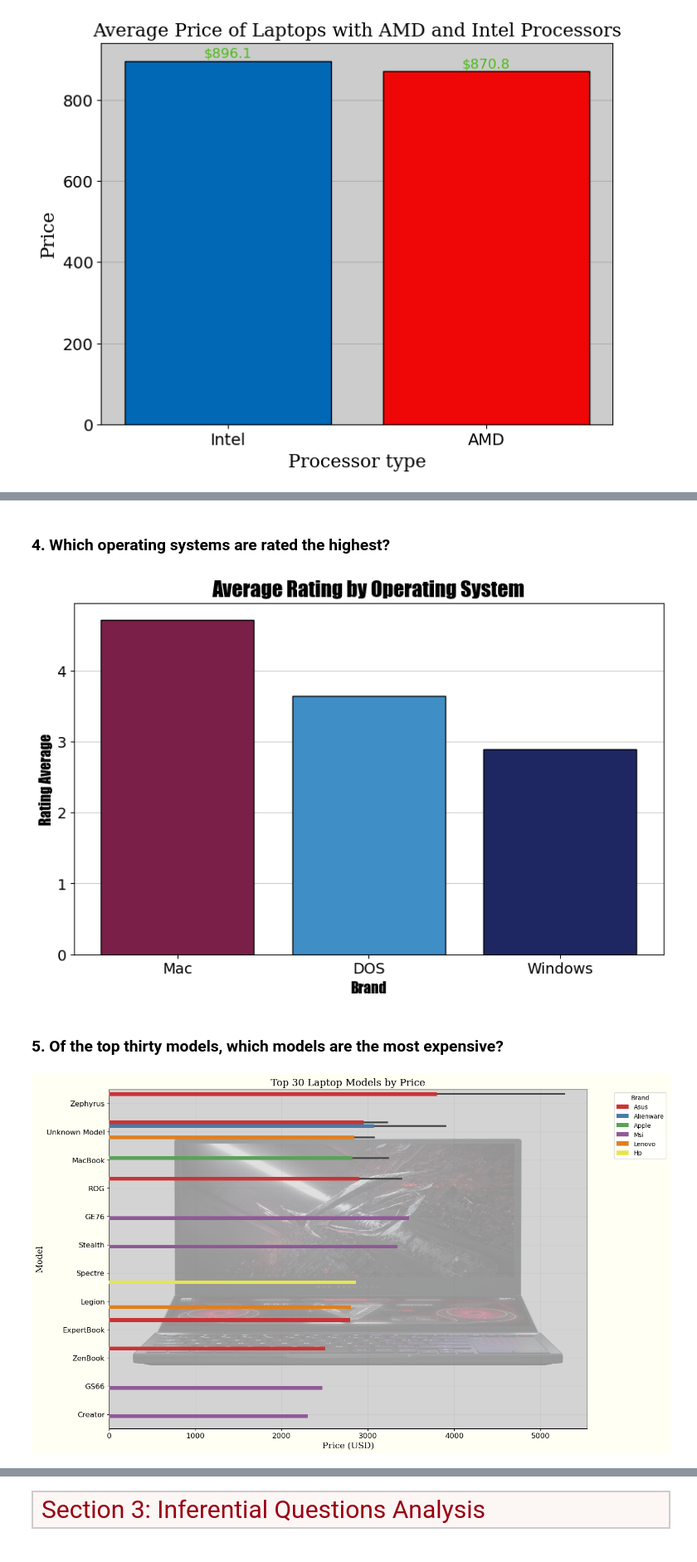
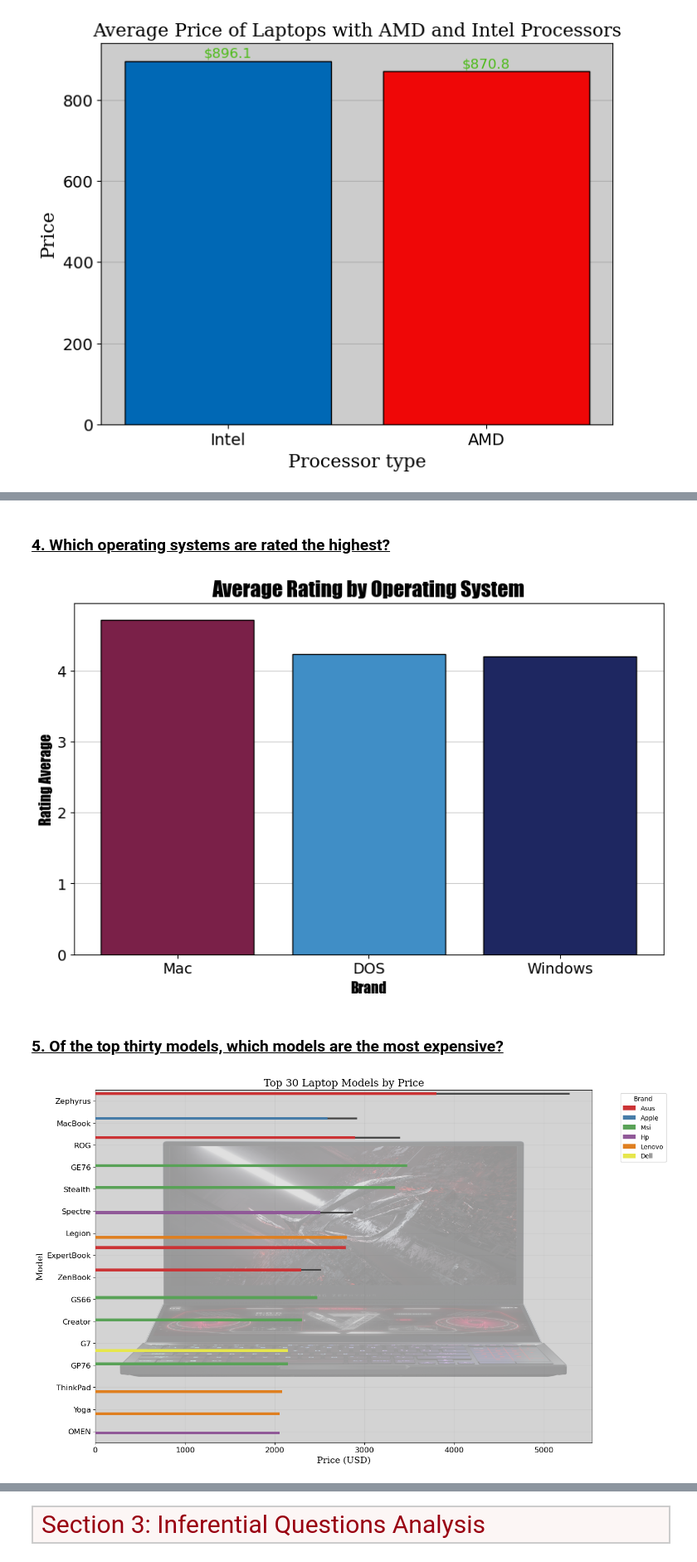
Before and after one commit to chrisheimbuch/laptops-specs-eda, a Jupyter notebook: Laptop Specs EDA.ipynb, the cells around one changed output, grey strips where cells are left out. Shown at 83% size. Cells and saved outputs as stored; diff of their text form; code cells hidden in the pictures.

```diff
--- a/Laptop Specs EDA.ipynb
+++ b/Laptop Specs EDA.ipynb
@@ -428,8 +468,9 @@ plt.show()
 # %% [markdown]
-### 4.	Which operating systems are rated the highest?
+### **<u>4.	Which operating systems are rated the highest?</u>**
 # %%
 #Sort data for plotting
-os_ratings = clean_df.groupby("operating_system")['star_rating'].mean().reset_index()
+MASK_RATING = clean_df['star_rating'] > 0.0
+os_ratings = clean_df[MASK_RATING].groupby("operating_system")['star_rating'].mean().reset_index()
 os_ratings = os_ratings.sort_values(by='star_rating', ascending=False)
 
 #color map
@@ -451,39 +492,39 @@ ax.grid(axis = 'y', color='grey', alpha=0.4)
 
 plt.show()
 # %% [output]
-[figure, old version]
+[figure, new version]
 # %% [markdown]
-### 5.	Of the top thirty models, which models are the most expensive?
+### **<u>5. Of the top thirty models, which models are the most expensive?</u>**
 # %%
-#Sort Data for plotting
+#Sort Data for plotting.
+MASK_MODEL = clean_df['model'] != "Unknown Model"
 columns_models = ['brand','model','latest_price_usd']
-model_brand_price = clean_df[columns_models].sort_values(by="latest_price_usd", ascending=False).head(30)
+model_brand_price = clean_df[MASK_MODEL][columns_models].sort_values(by="latest_price_usd", ascending=False).head(30)
 
 #Set up the plot and plot the bar plot.
-fig, ax = plt.subplots(figsize=(14, 10), facecolor='#fffff4')
+fig, ax = plt.subplots(figsize=(14, 10))
 ax.set_facecolor('#D3D3D3')
 ax = sns.barplot(x='latest_price_usd', y='model', hue='brand', data=model_brand_price, dodge=True, palette='Set1', zorder=3)
 
-#Set axis names, title, axis tick sizes
+#Set axis names, title, axis tick sizes.
 plt.title('Top 30 Laptop Models by Price', fontdict=font1)
 plt.xlabel('Price (USD)', fontdict=font2)
 plt.ylabel('Model', fontdict=font2)
 plt.xticks(ha='center', fontsize=12)
 plt.yticks(fontsize=12)
 
-# Get the current axis limits
+# Get the current axis limits.
 x_min, x_max = ax.get_xlim()
 y_min, y_max = ax.get_ylim()
 
 #Customize the graph, set image background
 ax.grid(axis = 'both', color='grey', alpha=0.1)
 background = plt.imread(r'C:\Users\Chris\Documents\Flatiron\Course Materials\Phase_2\Phase 2 Project\images\asusZephyrus.png')
 ax.imshow(background, extent=[x_min, x_max, y_min, y_max], aspect='auto', alpha=0.3)
 
-
 #Graph customizations
 plt.legend(title='Brand', bbox_to_anchor=(1.05, 1), loc='upper left')
 
 plt.show()
 # %% [output]
-[figure, old version]
+[figure, new version]
```
Also changed, not shown: parts of 29 cells of this notebook, 3 other files.
